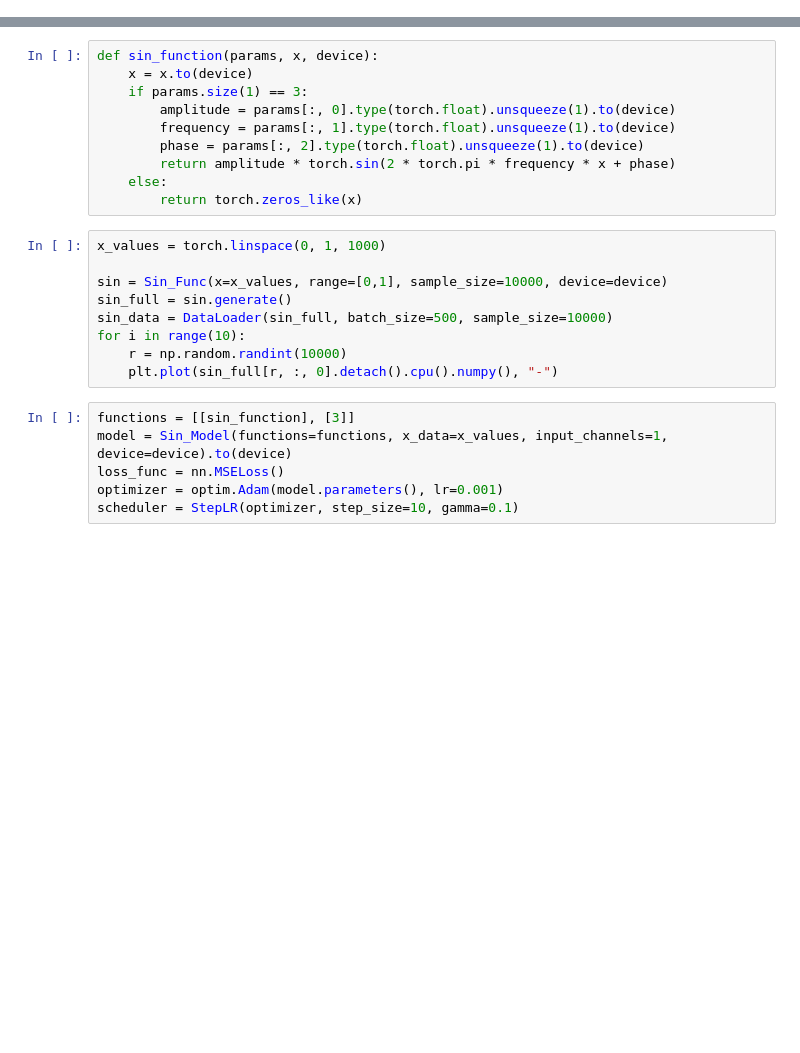
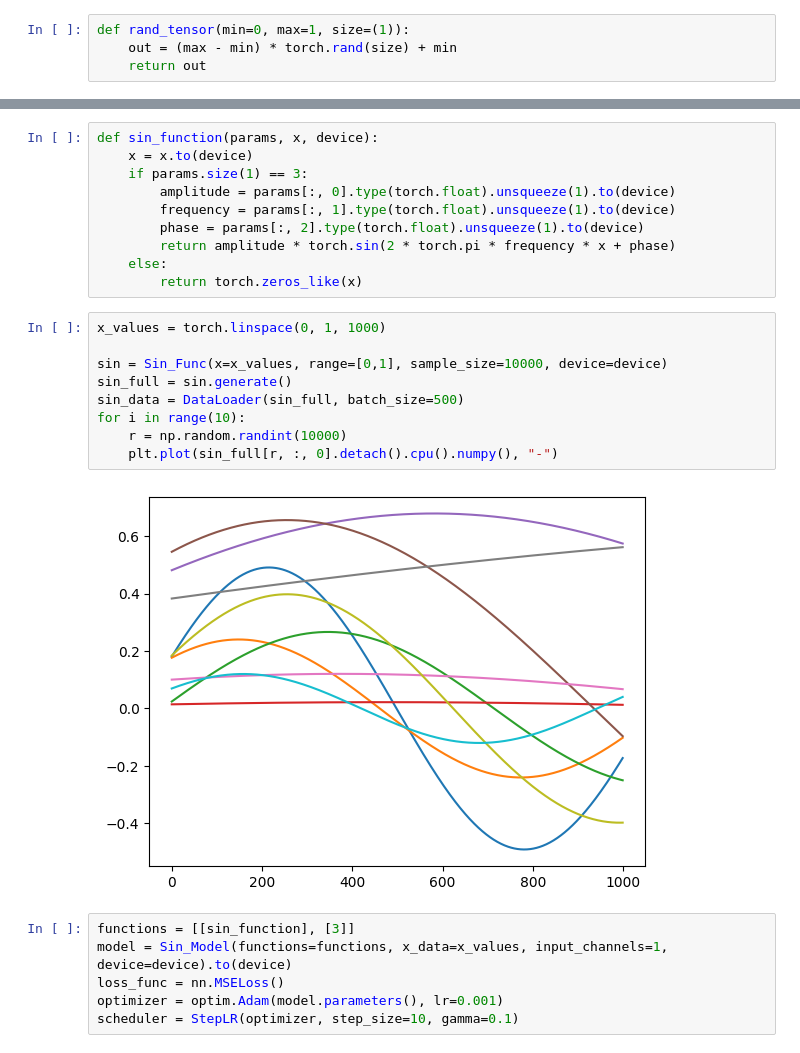
Before and after one commit to ctsai64/MultiFunc, a Jupyter notebook: sin_func_model.ipynb, the cells around one changed output, grey strips where cells are left out. Drawn from its saved outputs; the diff is of its cells as text; blank space fills up the shorter version.

```diff
--- a/sin_func_model.ipynb
+++ b/sin_func_model.ipynb
@@ -10,6 +10,10 @@ import time
 from torch.optim.lr_scheduler import StepLR
 # %%
 device = torch.device("cuda:3" if torch.cuda.is_available() else "cpu")
+# %%
+def rand_tensor(min=0, max=1, size=(1)):
+    out = (max - min) * torch.rand(size) + min
+    return out
 # %%
 class Sin_Model(nn.Module):
     def __init__(self, functions, x_data, input_channels, device):
@@ -169,12 +173,14 @@ def sin_function(params, x, device):
 # %%
 x_values = torch.linspace(0, 1, 1000)
 
 sin = Sin_Func(x=x_values, range=[0,1], sample_size=10000, device=device)
 sin_full = sin.generate()
-sin_data = DataLoader(sin_full, batch_size=500, sample_size=10000)
+sin_data = DataLoader(sin_full, batch_size=500)
 for i in range(10):
     r = np.random.randint(10000)
     plt.plot(sin_full[r, :, 0].detach().cpu().numpy(), "-")
+# %% [output]
+[figure, added]
 # %%
 functions = [[sin_function], [3]]
 model = Sin_Model(functions=functions, x_data=x_values, input_channels=1, device=device).to(device)
```
Also changed, not shown: parts of 3 cells of this notebook, 1 other file.
